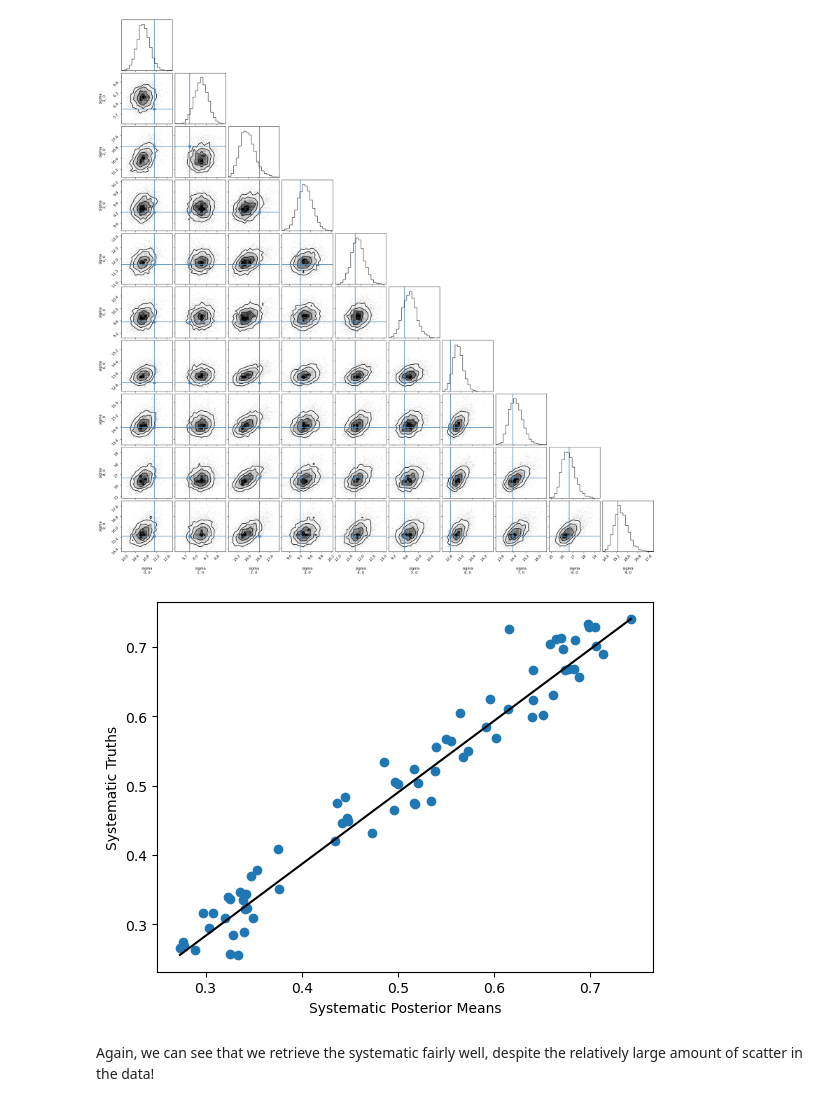
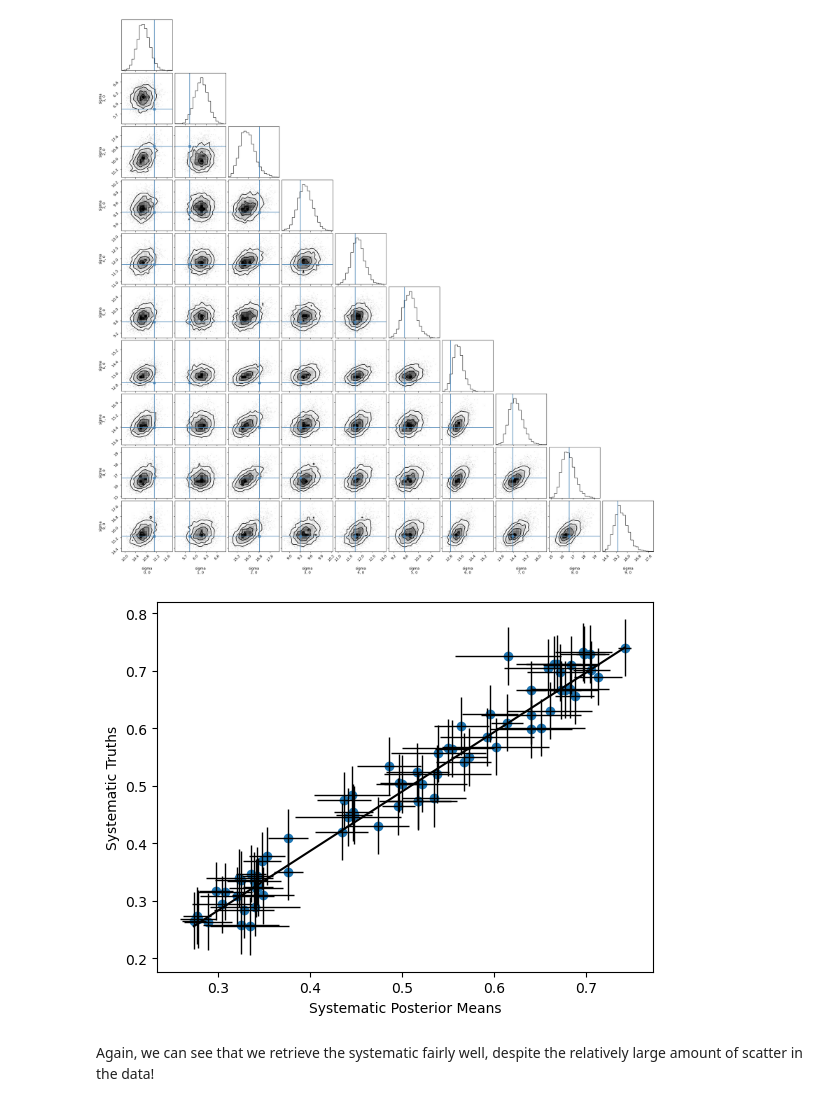
Before and after one commit to shashankdholakia/jax-interferometry, a Jupyter notebook: notebooks/systematics_retrieval_ensemble.ipynb, the cells around one changed output. Drawn from its saved outputs; the diff is of its cells as text; code cells hidden in the pictures.

Commit message:
added errobars to systematics retrieval notebook

```diff
--- a/notebooks/systematics_retrieval_ensemble.ipynb
+++ b/notebooks/systematics_retrieval_ensemble.ipynb
@@ -307,11 +307,13 @@ corner.corner(inf_data, var_names=["sigma"], truths=sigmas);
 [figure]
 # %%
 sys_posterior_means = np.mean(inf_data.posterior.sys, axis=(0,1))
+sys_posterior_std = np.std(inf_data.posterior.sys, axis=(0,1))
 plt.scatter(sys_posterior_means,systematic)
 plt.plot([sys_posterior_means.min(), sys_posterior_means.max()],[systematic.min(), systematic.max()],c='k')
+plt.errorbar(sys_posterior_means, systematic, xerr=sys_posterior_std, yerr=yerr, fmt=",k", ms=0, capsize=0, lw=1, zorder=999)
 plt.xlabel("Systematic Posterior Means")
 plt.ylabel("Systematic Truths");
 # %% [output]
-[figure, old version]
+[figure, new version]
 # %% [markdown]
 Again, we can see that we retrieve the systematic fairly well, despite the relatively large amount of scatter in the data!
```
Also changed, not shown: 2 other files.
